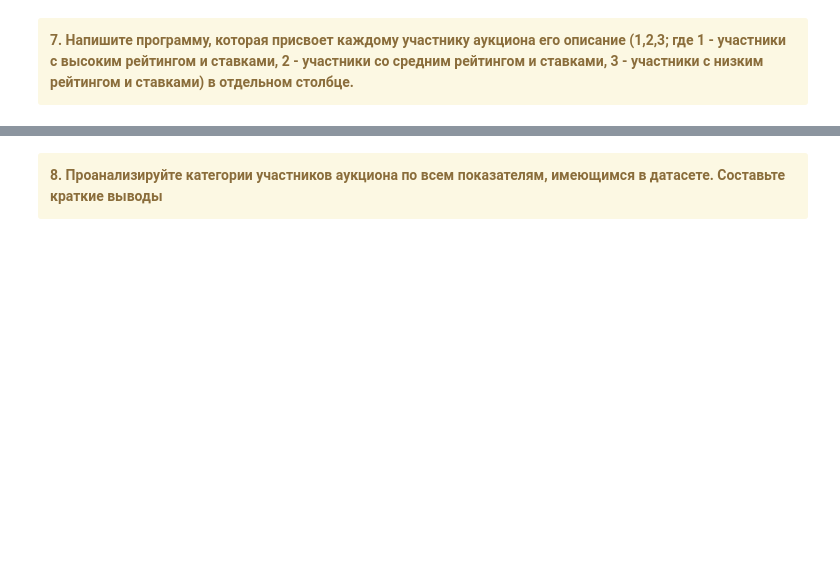
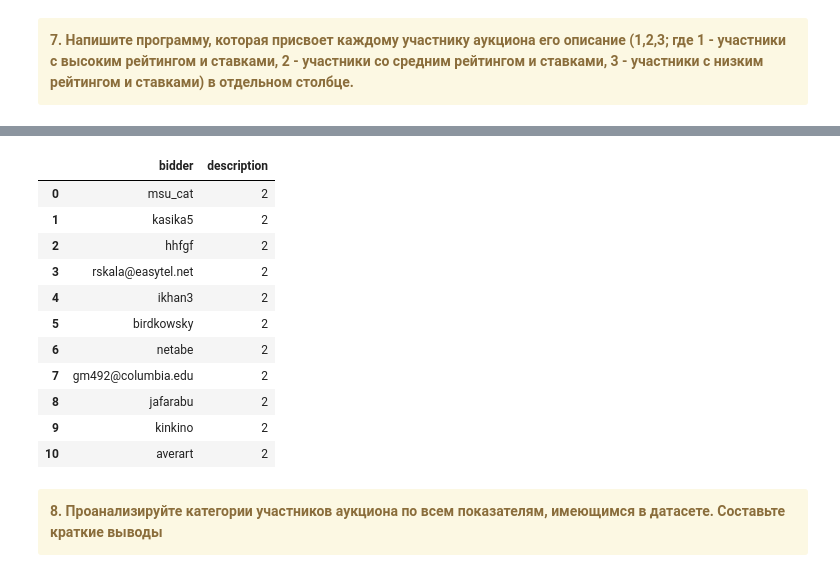
Before and after one commit to bezgrebelnaya/Python_cases_uni, a Jupyter notebook: Анализ данных аукциона.ipynb, the cells around one changed output, grey strips where cells are left out. Drawn from its saved outputs; the diff is of its cells as text; code cells hidden in the pictures; blank space fills up the shorter version.

```diff
--- a/Анализ данных аукциона.ipynb
+++ b/Анализ данных аукциона.ipynb
@@ -330,3 +357,18 @@ result.groupby('description').count()
+# %%
+bidders_with_2_groups.head(11)
+# %% [output]
+|  | bidder | description |
+| 0 | msu_cat | 2 |
+| 1 | kasika5 | 2 |
+| 2 | hhfgf | 2 |
+| 3 | rskala@easytel.net | 2 |
+| 4 | ikhan3 | 2 |
+| 5 | birdkowsky | 2 |
+| 6 | netabe | 2 |
+| 7 | gm492@columbia.edu | 2 |
+| 8 | jafarabu | 2 |
+| 9 | kinkino | 2 |
+| 10 | averart | 2 |
 # %% [markdown]
 <div class="alert alert-block alert-warning">
 <b> 8. Проанализируйте категории участников аукциона по всем показателям, имеющимся в датасете. Составьте краткие выводы
```
Also changed, not shown: parts of 15 cells of this notebook.
